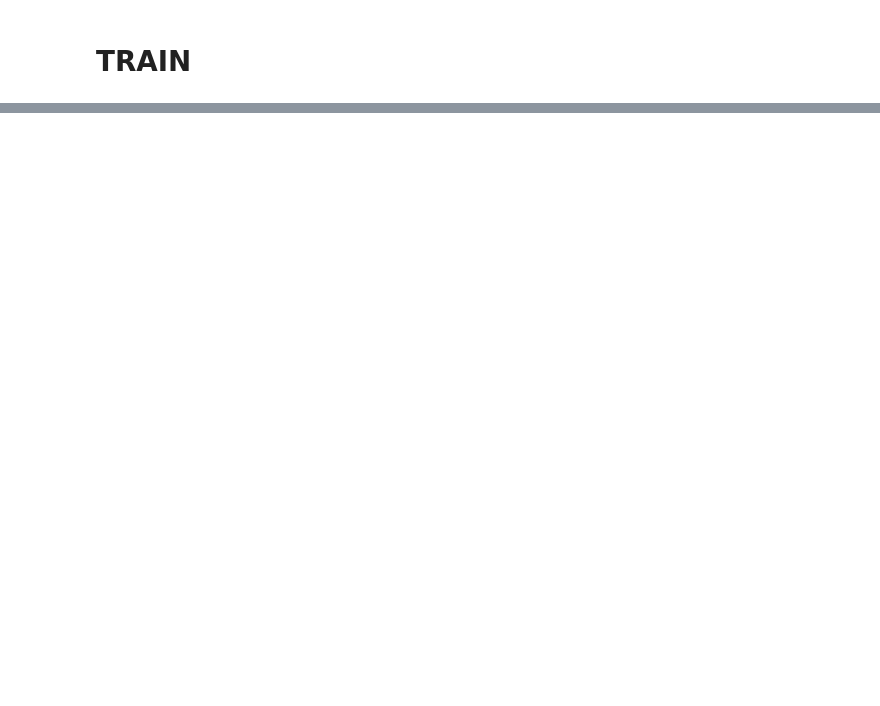
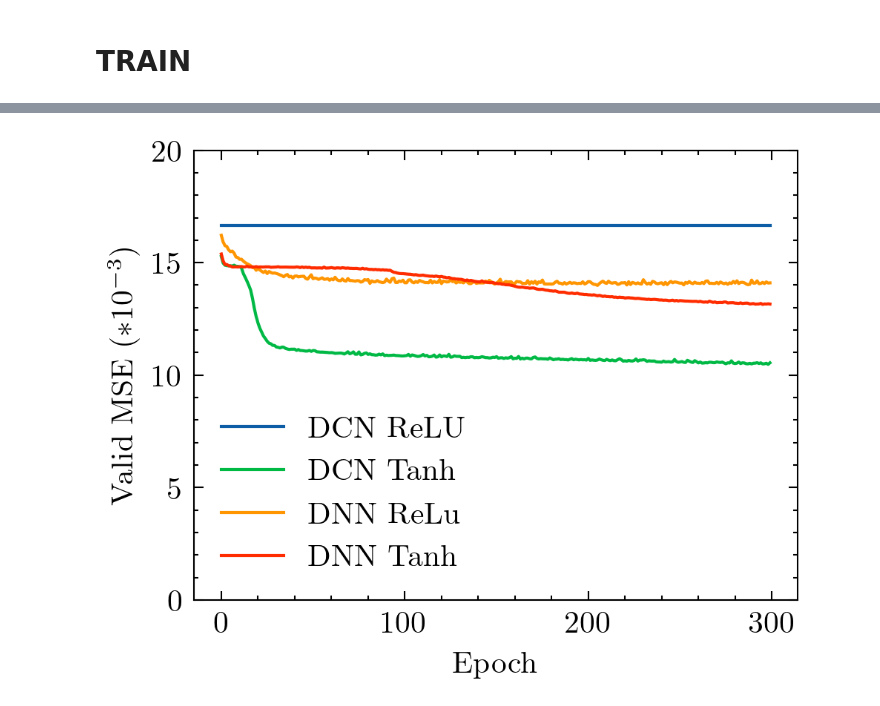
Before and after one commit to McLinWxl/CodesReproduction, a Jupyter notebook: DCN-DOA/ReproducedCodes/maincode.ipynb, the cells around one changed output, grey strips where cells are left out. Cells and saved outputs as stored; diff of their text form; code cells hidden in the pictures; blank space fills up the shorter version.

```diff
--- a/DCN-DOA/ReproducedCodes/maincode.ipynb
+++ b/DCN-DOA/ReproducedCodes/maincode.ipynb
@@ -319,0 +348,17 @@ with open(figure_savepath + 'loss.csv') as f:
+# %%
+with plt.style.context(['science']):
+    plt.rcParams['figure.dpi'] = 300
+    plt.rcParams['savefig.dpi'] = 300
+    plt.ylim(0, 20)
+    plt.plot(valid_loss_list_cnn_ReLu_mult1000, label='DCN ReLU')
+    plt.plot(valid_loss_list_cnn_tanh_mult1000, label='DCN Tanh')
+    plt.plot(valid_loss_list_dnn_ReLu_mult1000, label='DNN ReLu')
+    plt.plot(valid_loss_list_dnn_Tanh_mult1000, label='DNN Tanh')
+    plt.xlabel('Epoch')
+    plt.ylabel('Valid MSE ($ *10^{-3}$)')
+    plt.legend()
+    #save figure
+    plt.savefig(figure_savepath + 'Valid Loss_compare.pdf')
+    plt.show()
+# %% [output]
+[figure, added]
```
Also changed, not shown: parts of 19 cells of this notebook, 16 other files.
